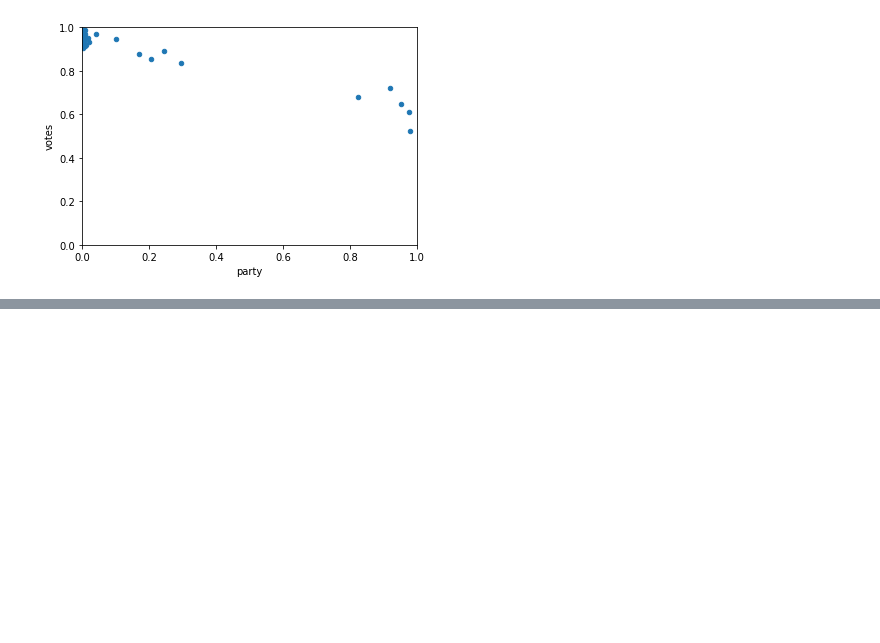
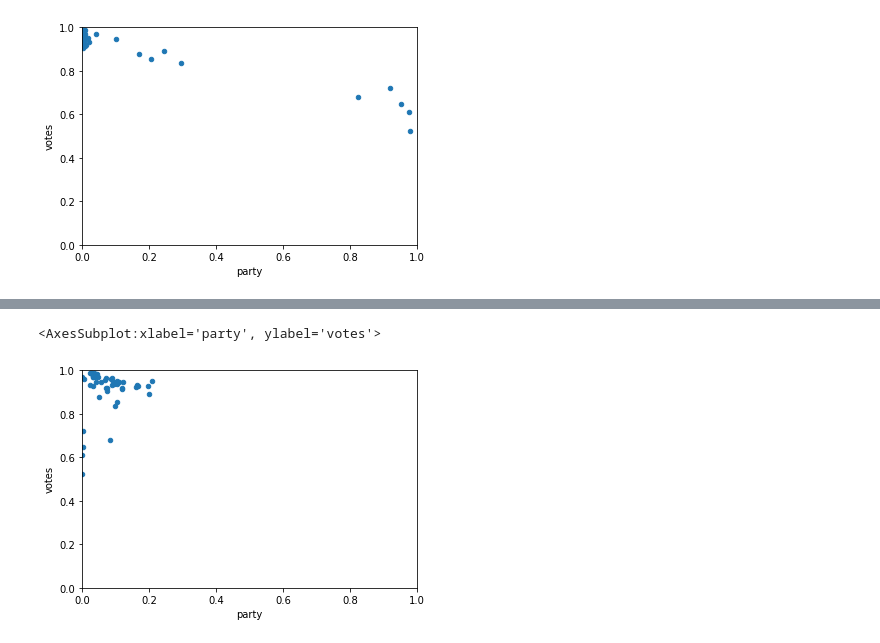
Before and after one commit to yuvadm/election-stats, a Jupyter notebook: stats.py.ipynb, the cells around one changed output, grey strips where cells are left out. Saved outputs shown, nothing was run; the diff lists cells and outputs as text; code cells hidden in the pictures; blank space fills up the shorter version.

```diff
--- a/stats.py.ipynb
+++ b/stats.py.ipynb
@@ -56,0 +62,5 @@ scatter_party("ודעם")
+# %%
+scatter_party("ל")
+# %% [output]
+<AxesSubplot:xlabel='party', ylabel='votes'>
+[figure, added]
```
Also changed, not shown: parts of 3 cells of this notebook.
